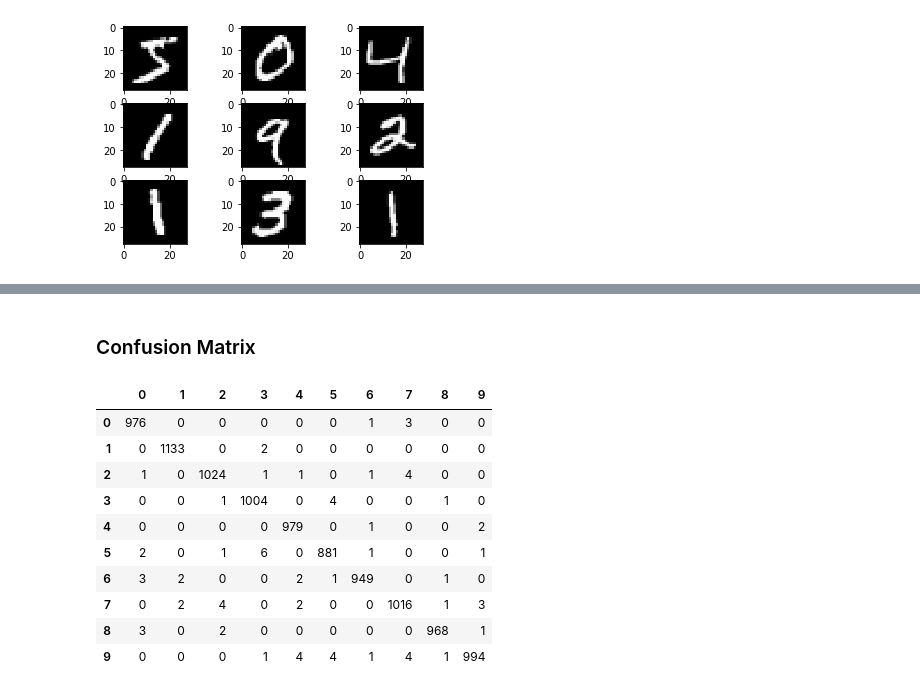
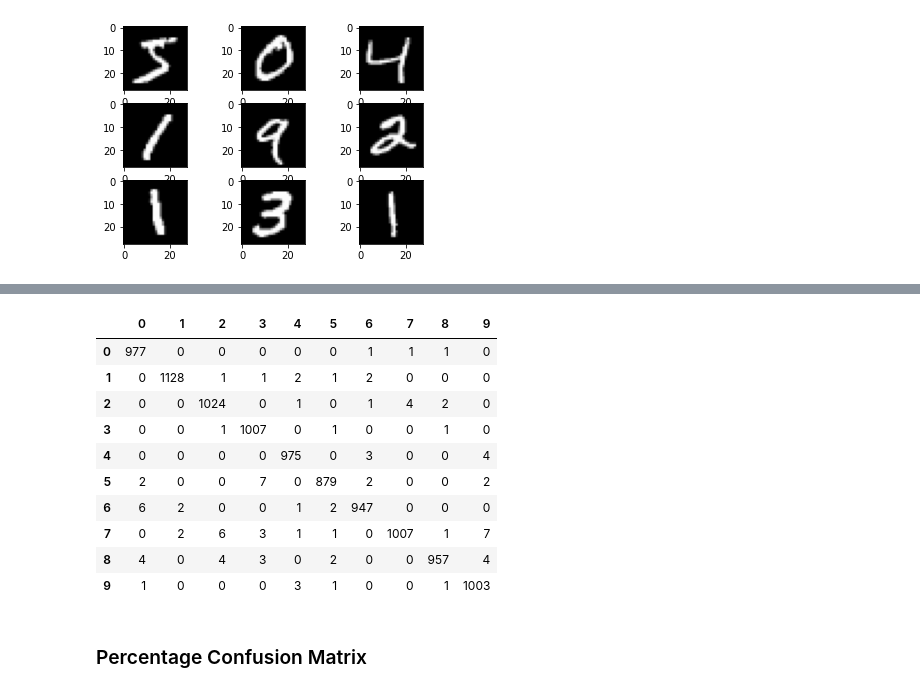
Before and after one commit to EnrAqu/MNIST-DeepLearning, a Jupyter notebook: MNIST CNN .ipynb, the cells around one changed output, grey strips where cells are left out. Cells and saved outputs as stored; diff of their text form; code cells hidden in the pictures.

```diff
--- a/MNIST CNN .ipynb
+++ b/MNIST CNN .ipynb
@@ -144,2 +205,16 @@ print('> %.3f' % (acc * 100.0))
+# %%
+results_confusion
+# %% [output]
+|  | 0 | 1 | 2 | 3 | 4 | 5 | 6 | 7 | 8 | 9 |
+| 0 | 977 | 0 | 0 | 0 | 0 | 0 | 1 | 1 | 1 | 0 |
+| 1 | 0 | 1128 | 1 | 1 | 2 | 1 | 2 | 0 | 0 | 0 |
+| 2 | 0 | 0 | 1024 | 0 | 1 | 0 | 1 | 4 | 2 | 0 |
+| 3 | 0 | 0 | 1 | 1007 | 0 | 1 | 0 | 0 | 1 | 0 |
+| 4 | 0 | 0 | 0 | 0 | 975 | 0 | 3 | 0 | 0 | 4 |
+| 5 | 2 | 0 | 0 | 7 | 0 | 879 | 2 | 0 | 0 | 2 |
+| 6 | 6 | 2 | 0 | 0 | 1 | 2 | 947 | 0 | 0 | 0 |
+| 7 | 0 | 2 | 6 | 3 | 1 | 1 | 0 | 1007 | 1 | 7 |
+| 8 | 4 | 0 | 4 | 3 | 0 | 2 | 0 | 0 | 957 | 4 |
+| 9 | 1 | 0 | 0 | 0 | 3 | 1 | 0 | 0 | 1 | 1003 |
 # %% [markdown]
-### Confusion Matrix
+### Percentage Confusion Matrix
@@ -153,14 +220,0 @@ for i in testY:
-# %%
-pd.DataFrame(matrix)
-# %% [output]
-|  | 0 | 1 | 2 | 3 | 4 | 5 | 6 | 7 | 8 | 9 |
-| 0 | 976 | 0 | 0 | 0 | 0 | 0 | 1 | 3 | 0 | 0 |
-| 1 | 0 | 1133 | 0 | 2 | 0 | 0 | 0 | 0 | 0 | 0 |
-| 2 | 1 | 0 | 1024 | 1 | 1 | 0 | 1 | 4 | 0 | 0 |
-| 3 | 0 | 0 | 1 | 1004 | 0 | 4 | 0 | 0 | 1 | 0 |
-| 4 | 0 | 0 | 0 | 0 | 979 | 0 | 1 | 0 | 0 | 2 |
-| 5 | 2 | 0 | 1 | 6 | 0 | 881 | 1 | 0 | 0 | 1 |
-| 6 | 3 | 2 | 0 | 0 | 2 | 1 | 949 | 0 | 1 | 0 |
-| 7 | 0 | 2 | 4 | 0 | 2 | 0 | 0 | 1016 | 1 | 3 |
-| 8 | 3 | 0 | 2 | 0 | 0 | 0 | 0 | 0 | 968 | 1 |
-| 9 | 0 | 0 | 0 | 1 | 4 | 4 | 1 | 4 | 1 | 994 |
```
Also changed, not shown: parts of 40 cells of this notebook, 5 other files.
